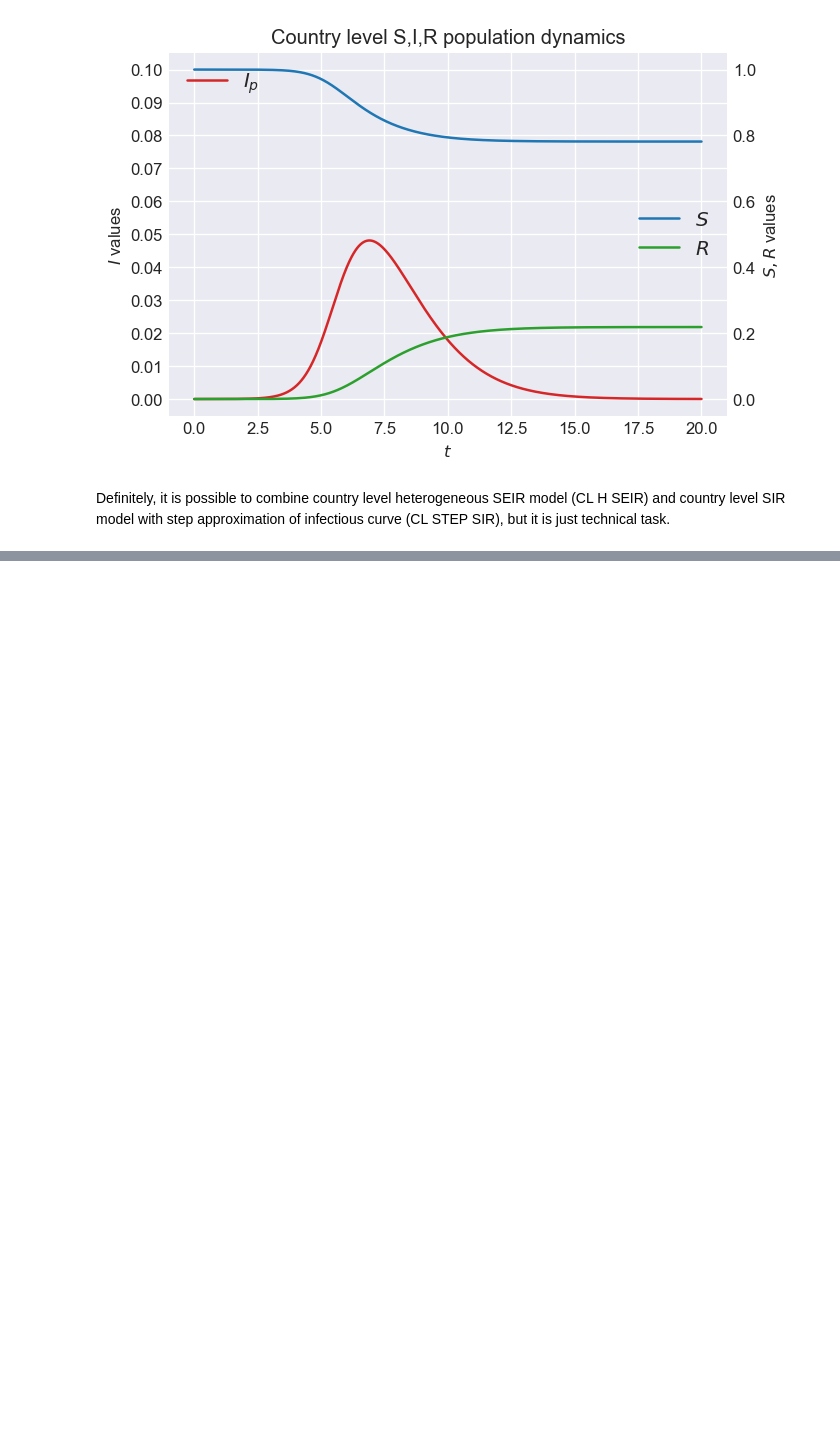
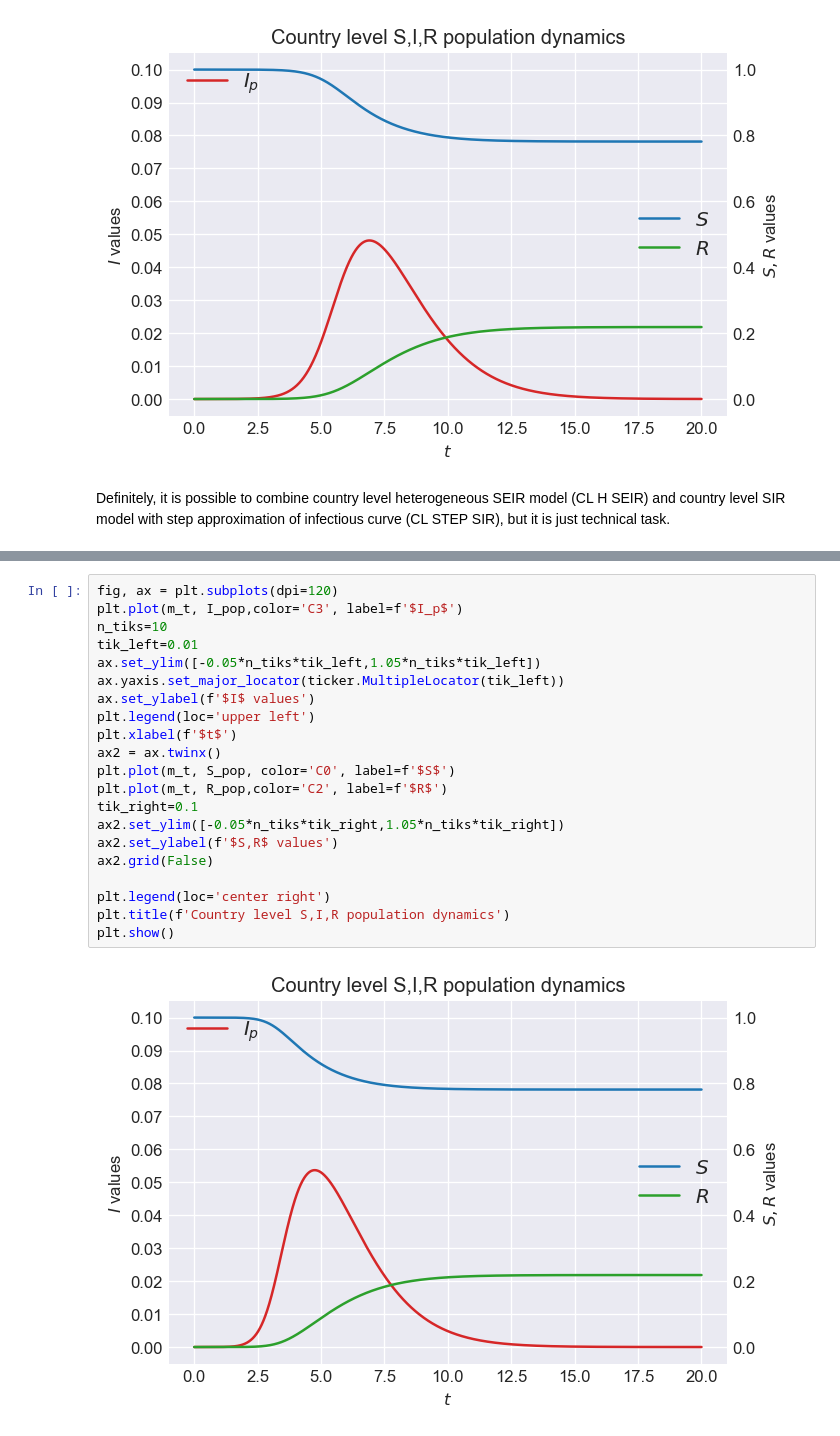
Before and after one commit to ivvaan/A-disease-spread-inhomogeneous-models, a Jupyter notebook: country_level_spread_dynamics.ipynb, the cells around one changed output, grey strips where cells are left out. Drawn from its saved outputs; the diff is of its cells as text; blank space fills up the shorter version.

```diff
--- a/country_level_spread_dynamics.ipynb
+++ b/country_level_spread_dynamics.ipynb
@@ -695,0 +774,23 @@ Definitely, it is possible to combine country level heterogeneous SEIR model (CL
+# %%
+fig, ax = plt.subplots(dpi=120)
+plt.plot(m_t, I_pop,color='C3', label=f'$I_p$')
+n_tiks=10
+tik_left=0.01
+ax.set_ylim([-0.05*n_tiks*tik_left,1.05*n_tiks*tik_left])
+ax.yaxis.set_major_locator(ticker.MultipleLocator(tik_left))
+ax.set_ylabel(f'$I$ values')
+plt.legend(loc='upper left')
+plt.xlabel(f'$t$')
+ax2 = ax.twinx()
+plt.plot(m_t, S_pop, color='C0', label=f'$S$')
+plt.plot(m_t, R_pop,color='C2', label=f'$R$')
+tik_right=0.1
+ax2.set_ylim([-0.05*n_tiks*tik_right,1.05*n_tiks*tik_right])
+ax2.set_ylabel(f'$S,R$ values')
+ax2.grid(False)
+
+plt.legend(loc='center right')
+plt.title(f'Country level S,I,R population dynamics')
+plt.show()
+# %% [output]
+[figure, added]
```
Also changed, not shown: parts of 10 cells of this notebook.
